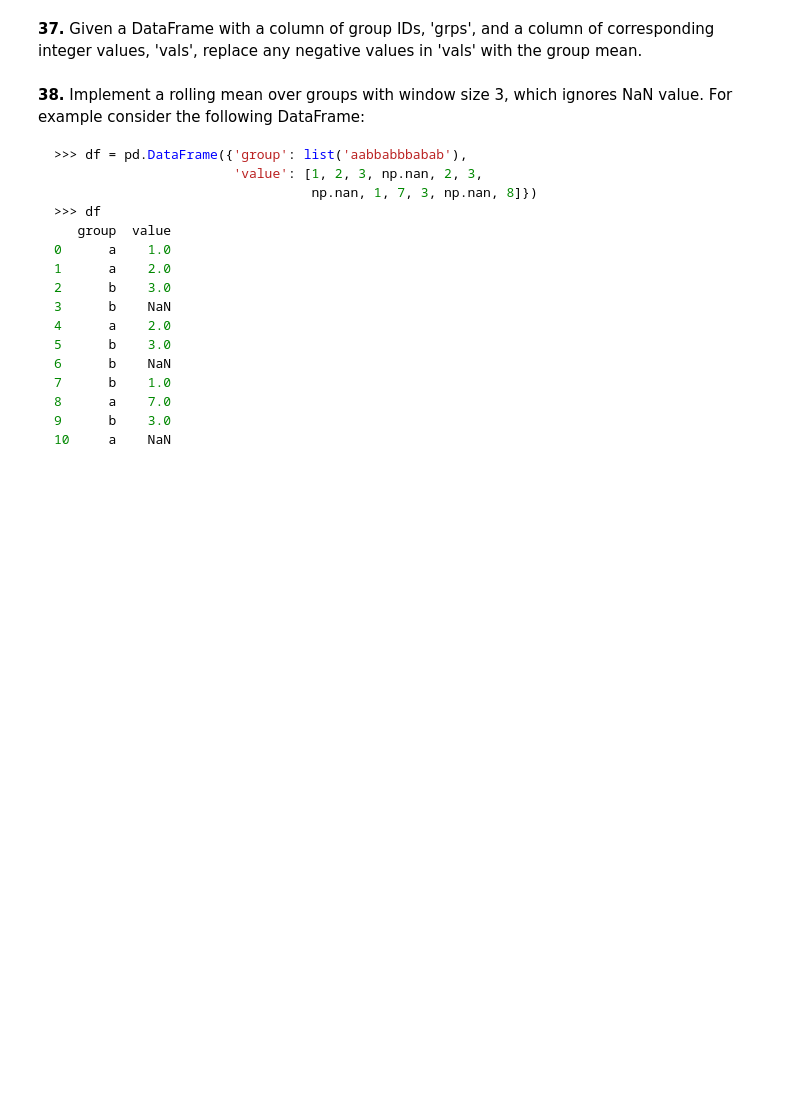
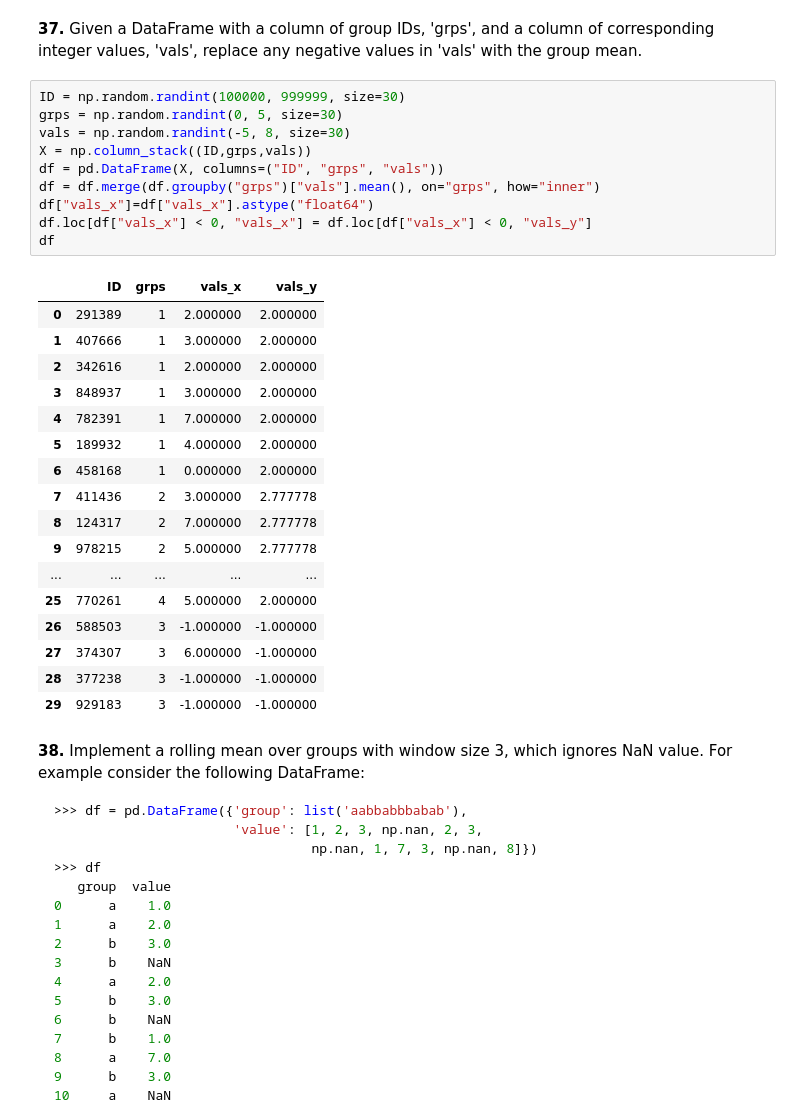
Before and after one commit to itayf02/training, a Jupyter notebook: training-main (1)/training-main/intro/python/pandas/pandas_puzzles.ipynb, the cells around one changed output. Drawn from its saved outputs; the diff is of its cells as text; blank space fills up the shorter version.

```diff
--- a/training-main (1)/training-main/intro/python/pandas/pandas_puzzles.ipynb
+++ b/training-main (1)/training-main/intro/python/pandas/pandas_puzzles.ipynb
@@ -458,5 +648,33 @@ For each value, count the difference back to the previous zero (or the start of
 # %% [markdown]
 **37.** Given a DataFrame with a column of group IDs, 'grps', and a column of corresponding integer values, 'vals', replace any negative values in 'vals' with the group mean.
+# %%
+ID = np.random.randint(100000, 999999, size=30)
+grps = np.random.randint(0, 5, size=30)
+vals = np.random.randint(-5, 8, size=30)
+X = np.column_stack((ID,grps,vals))
+df = pd.DataFrame(X, columns=("ID", "grps", "vals"))
+df = df.merge(df.groupby("grps")["vals"].mean(), on="grps", how="inner")
+df["vals_x"]=df["vals_x"].astype("float64")
+df.loc[df["vals_x"] < 0, "vals_x"] = df.loc[df["vals_x"] < 0, "vals_y"]
+df
+# %% [output]
+|  | ID | grps | vals_x | vals_y |
+| 0 | 291389 | 1 | 2.000000 | 2.000000 |
+| 1 | 407666 | 1 | 3.000000 | 2.000000 |
+| 2 | 342616 | 1 | 2.000000 | 2.000000 |
+| 3 | 848937 | 1 | 3.000000 | 2.000000 |
+| 4 | 782391 | 1 | 7.000000 | 2.000000 |
+| 5 | 189932 | 1 | 4.000000 | 2.000000 |
+| 6 | 458168 | 1 | 0.000000 | 2.000000 |
+| 7 | 411436 | 2 | 3.000000 | 2.777778 |
+| 8 | 124317 | 2 | 7.000000 | 2.777778 |
+| 9 | 978215 | 2 | 5.000000 | 2.777778 |
+| ... | ... | ... | ... | ... |
+| 25 | 770261 | 4 | 5.000000 | 2.000000 |
+| 26 | 588503 | 3 | -1.000000 | -1.000000 |
+| 27 | 374307 | 3 | 6.000000 | -1.000000 |
+| 28 | 377238 | 3 | -1.000000 | -1.000000 |
+| 29 | 929183 | 3 | -1.000000 | -1.000000 |
 # %% [markdown]
 **38.** Implement a rolling mean over groups with window size 3, which ignores NaN value. For example consider the following DataFrame:
 
```
Also changed, not shown: parts of 27 cells of this notebook, 1 other file.
